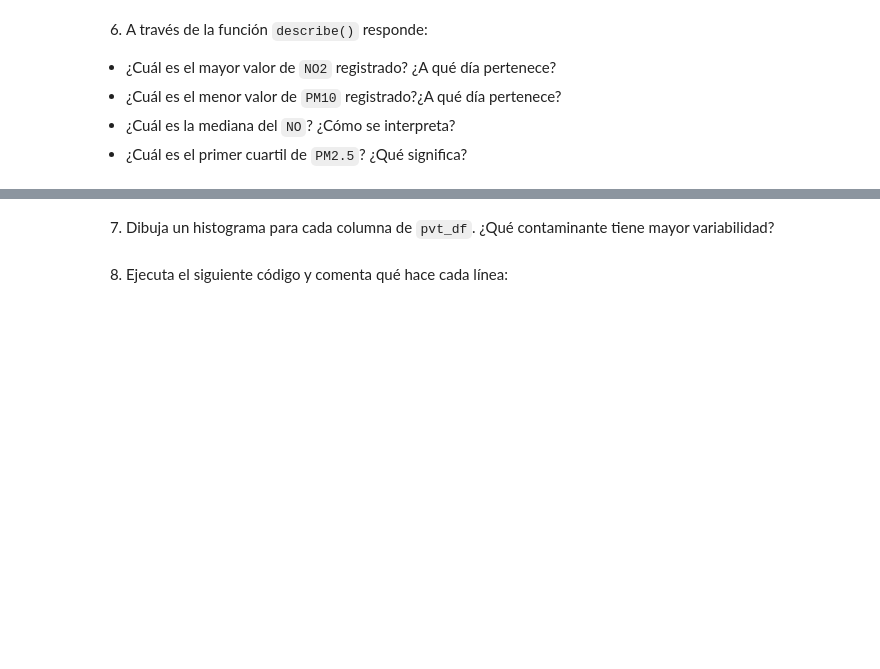
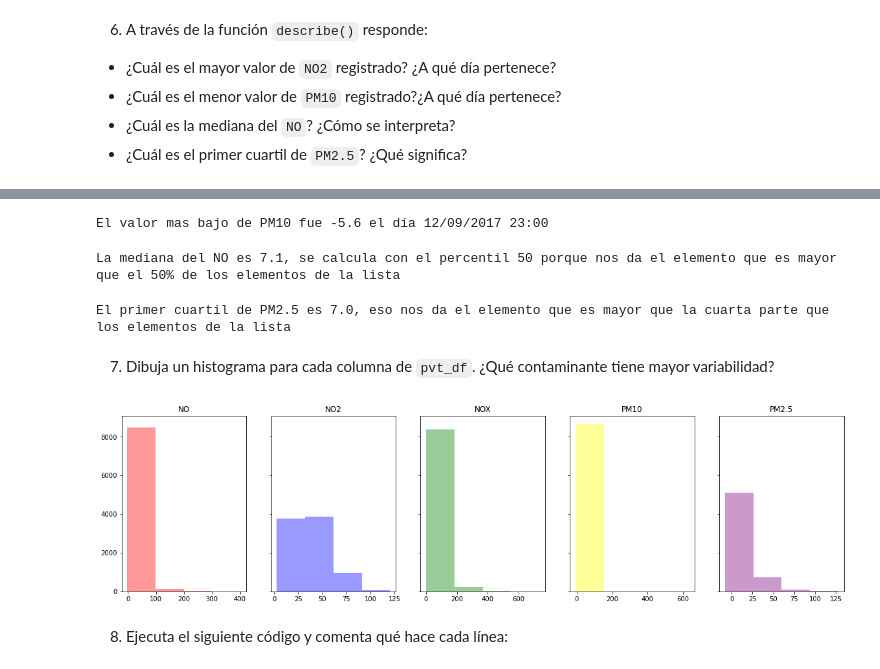
Before and after one commit to MarvinMVargas/act2_ciencia_de_datos, a Jupyter notebook: Actividad2analisisPandas.ipynb, the cells around one changed output, grey strips where cells are left out. Drawn from its saved outputs; the diff is of its cells as text; code cells hidden in the pictures; blank space fills up the shorter version.

```diff
--- a/Actividad2analisisPandas.ipynb
+++ b/Actividad2analisisPandas.ipynb
@@ -197,2 +192,21 @@ max       401.799990   120.200000   734.299990   633.099980   128.000000
+# %%
+min_pm10 = pvt_df['PM10'].describe()['min']
+day_min_pm10 = pvt_df[pvt_df['PM10'] == min_pm10]['ReadingDateTime'].reset_index(drop=True).loc[0]
+
+print(f'El valor mas bajo de PM10 fue {min_pm10} el día {day_min_pm10}')
+# %% [output]
+El valor mas bajo de PM10 fue -5.6 el día 12/09/2017 23:00
+# %%
+median_NO = pvt_df['NO'].describe()['50%']
+
+print(f'La mediana del NO es {median_NO}, se calcula con el percentil 50 porque nos da el elemento que es mayor que el 50% de los elementos de la lista')
+# %% [output]
+La mediana del NO es 7.1, se calcula con el percentil 50 porque nos da el elemento que es mayor que el 50% de los elementos de la lista
+# %%
+first_percentile_PM25 = pvt_df['PM2.5'].describe()['25%']
+
+print(f'El primer cuartil de PM2.5 es {first_percentile_PM25}, eso nos da el elemento que es mayor que la cuarta parte que los elementos de la lista ')
+# %% [output]
+El primer cuartil de PM2.5 es 7.0, eso nos da el elemento que es mayor que la cuarta parte que los elementos de la lista
 # %% [markdown]
 7.	Dibuja un histograma para cada columna de `pvt_df`. ¿Qué contaminante tiene mayor variabilidad?
@@ -199,2 +215,15 @@ max       401.799990   120.200000   734.299990   633.099980   128.000000
+# %%
+species = ['NO','NO2','NOX','PM10','PM2.5']
+colors = ['red','blue','green','yellow','purple']
+
+fig,axs = plt.subplots(1,5,figsize = (20,5),sharey=True)
+
+for specie,color,ax in zip(species,colors,axs):
+    ax.set_title(specie)
+    ax.hist(pvt_df[specie],bins = 4,color = color, alpha = 0.4, label = specie)
+
+fig.show()
+# %% [output]
+[figure, added]
 # %% [markdown]
 8.	Ejecuta el siguiente código y comenta qué hace cada línea:
```
Also changed, not shown: parts of 10 cells of this notebook.
